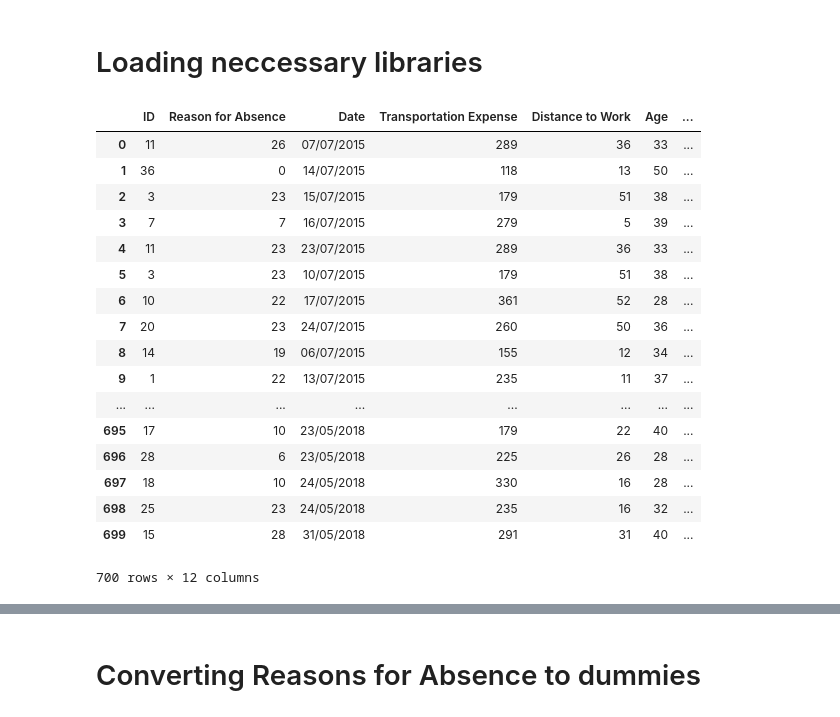
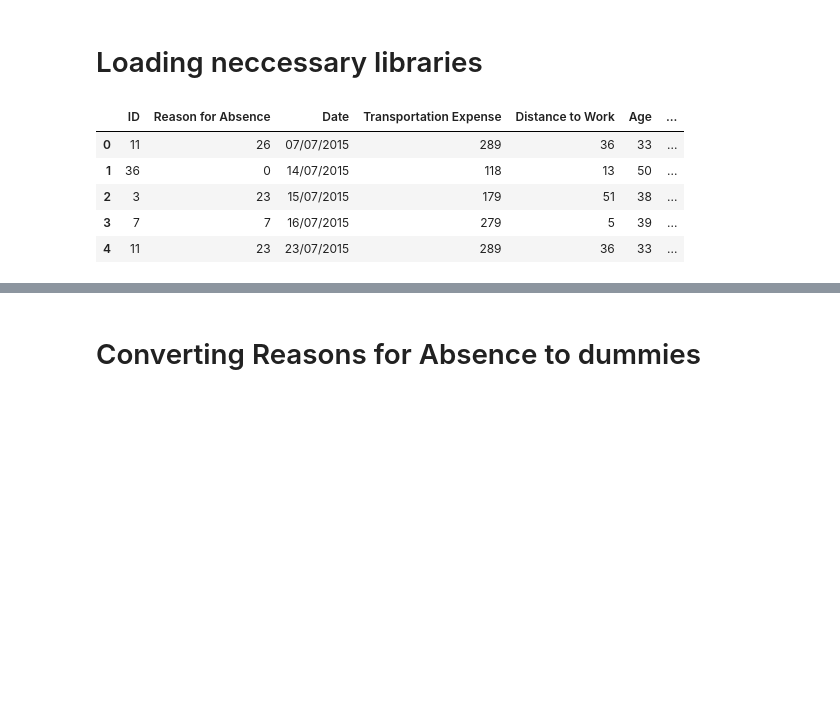
Before and after one commit to olacharles/Staff-absenteeism-model, a Jupyter notebook: Absenteeism Task1.ipynb, the cells around one changed output, grey strips where cells are left out. Cells and saved outputs as stored; diff of their text form; code cells hidden in the pictures; blank space fills up the shorter version.

```diff
--- a/Absenteeism Task1.ipynb
+++ b/Absenteeism Task1.ipynb
@@ -12,26 +12,14 @@ warnings.filterwarnings('ignore')
 # %%
 raw_data = pd.read_csv('Absenteeism-data.csv')
 # %%
-raw_data
+raw_data.head()
 # %% [output]
 |  | ID | Reason for Absence | Date | Transportation Expense | Distance to Work | Age | ... |
 | 0 | 11 | 26 | 07/07/2015 | 289 | 36 | 33 | ... |
 | 1 | 36 | 0 | 14/07/2015 | 118 | 13 | 50 | ... |
 | 2 | 3 | 23 | 15/07/2015 | 179 | 51 | 38 | ... |
 | 3 | 7 | 7 | 16/07/2015 | 279 | 5 | 39 | ... |
 | 4 | 11 | 23 | 23/07/2015 | 289 | 36 | 33 | ... |
-| 5 | 3 | 23 | 10/07/2015 | 179 | 51 | 38 | ... |
-| 6 | 10 | 22 | 17/07/2015 | 361 | 52 | 28 | ... |
-| 7 | 20 | 23 | 24/07/2015 | 260 | 50 | 36 | ... |
-| 8 | 14 | 19 | 06/07/2015 | 155 | 12 | 34 | ... |
-| 9 | 1 | 22 | 13/07/2015 | 235 | 11 | 37 | ... |
-| ... | ... | ... | ... | ... | ... | ... | ... |
-| 695 | 17 | 10 | 23/05/2018 | 179 | 22 | 40 | ... |
-| 696 | 28 | 6 | 23/05/2018 | 225 | 26 | 28 | ... |
-| 697 | 18 | 10 | 24/05/2018 | 330 | 16 | 28 | ... |
-| 698 | 25 | 23 | 24/05/2018 | 235 | 16 | 32 | ... |
-| 699 | 15 | 28 | 31/05/2018 | 291 | 31 | 40 | ... |
-700 rows × 12 columns
 # %%
 df = raw_data.copy()
 # %%
```
Also changed, not shown: parts of 1 cell of this notebook.
